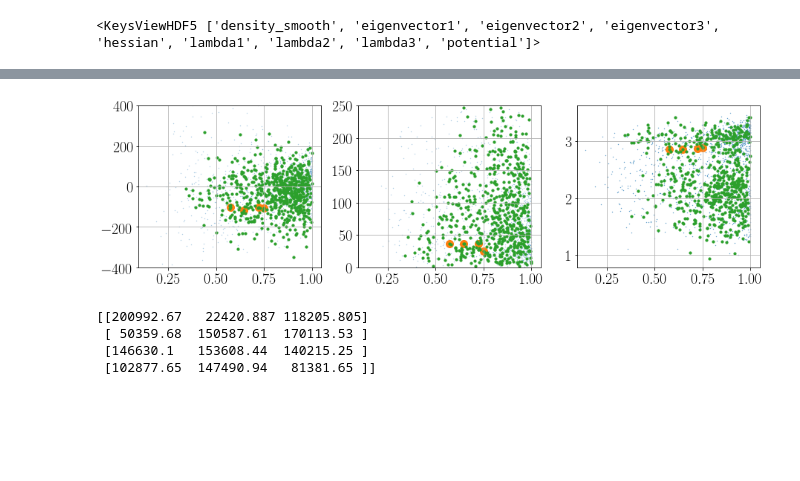
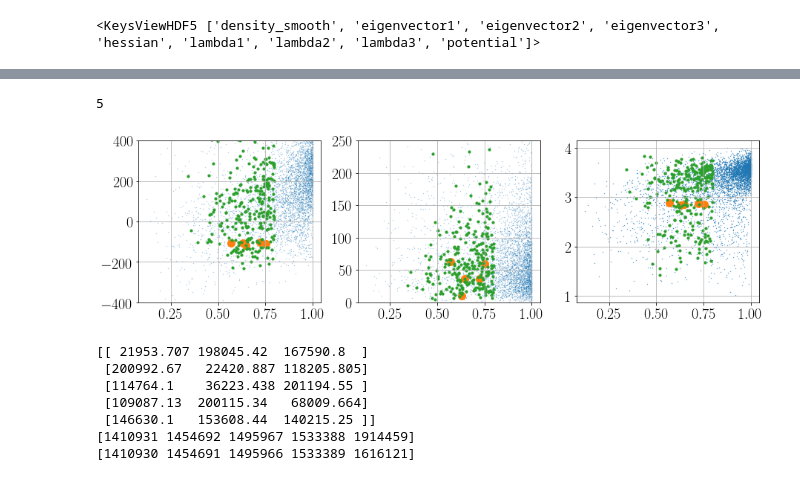
Before and after one commit to forero/IllustrisTNGPairs, a Jupyter notebook: code/explore_pairs_TNG.ipynb, the cells around one changed output, grey strips where cells are left out. Cells and saved outputs as stored; diff of their text form; code cells hidden in the pictures; blank space fills up the shorter version.

Commit message:
pairs

```diff
--- a/code/explore_pairs_TNG.ipynb
+++ b/code/explore_pairs_TNG.ipynb
@@ -406,48 +426,57 @@ lg_ids = (pair_data['vel_AB_rad']<-100) & (pair_data['vel_AB_rad']>-120)
 lg_ids &= (pair_data['vel_AB_tan']<100) & (pair_data['vel_AB_tan']>0)
 lg_ids &= (pair_data['pos_AB']<800) & (pair_data['pos_AB']>700)
 
+print(np.count_nonzero(lg_ids))
+#web_ids = (alpha_1_pair<1.0) & (mu_3_pair>0.5) & (FA_1_pair>0.5)
+web_ids = (FA_1_pair<0.80)
+web_ids &= (0.4 < np.log10(density_1_pair + 1.)) & (np.log10(density_1_pair + 1.0) < 0.7)
 
-#web_ids = (alpha_1_pair<1.0) & (mu_3_pair>0.5) & (FA_1_pair>0.5)
-web_ids = (np.log10(density_1_pair+1.0)<0.85) #& (np.log10(density_1_pair+1.0)<0.40)
+#& (np.log10(density_1_pair+1.0)<0.40)
 #web_ids = density_1_pair>0
 
-#select_ids = (pair_data['halo_mass_A']==pair_data['halo_mass_B'])
-select_ids = (np.log10(pair_data['halo_mass_B'])<12.60)
-select_ids &= (np.log10(pair_data['halo_mass_B'])>12.30)
+select_ids = (pair_data['halo_mass_A']==pair_data['halo_mass_B'])
+select_ids = (np.log10(pair_data['halo_mass_A'])<12.60)
+select_ids &= (np.log10(pair_data['halo_mass_A'])>12.30)
 
 
 plt.figure(figsize=(15,4))
 plt.subplot(1,3,1)
 plt.scatter((web_data),pair_data['vel_AB_rad'], s=0.1, alpha=0.5)
 plt.scatter((web_data[lg_ids]),pair_data['vel_AB_rad'][lg_ids], s=100)
 plt.scatter((web_data[select_ids&web_ids]),pair_data['vel_AB_rad'][select_ids&web_ids], s=10)
 plt.ylim([-400,400])
 
 
 plt.grid()
 
 plt.subplot(1,3,2)
 plt.scatter((web_data),(pair_data['vel_AB_tan']),  s=0.1, alpha=0.5)
 plt.scatter((web_data[lg_ids]),(pair_data['vel_AB_tan'][lg_ids]), s=100)
 plt.scatter((web_data[select_ids&web_ids]),pair_data['vel_AB_tan'][select_ids&web_ids], s=10)
 plt.ylim([0,250])
 plt.grid()
 
 plt.subplot(1,3,3)
 plt.scatter((web_data),np.log10(pair_data['pos_AB']),  s=0.1)
 plt.scatter((web_data[lg_ids]),np.log10(pair_data['pos_AB'][lg_ids]),  s=100)
 plt.scatter((web_data[select_ids&web_ids]),np.log10(pair_data['pos_AB'][select_ids&web_ids]),  s=10)
 
 plt.grid()
 # %% [output]
+5
-[figure, old version]
+[figure, new version]
 # %%
 print(pair_data['pos_A'][lg_ids]*pair_data['hubble'])
+print(pair_data['subhalo_ID_A'][lg_ids])
+print(pair_data['subhalo_ID_B'][lg_ids])
 # %% [output]
-[[200992.67   22420.887 118205.805]
- [ 50359.68  150587.61  170113.53 ]
- [146630.1   153608.44  140215.25 ]
- [102877.65  147490.94   81381.65 ]]
+[[ 21953.707 198045.42  167590.8  ]
+ [200992.67   22420.887 118205.805]
+ [114764.1    36223.438 201194.55 ]
+ [109087.13  200115.34   68009.664]
+ [146630.1   153608.44  140215.25 ]]
+[1410931 1454692 1495967 1533388 1914459]
+[1410930 1454691 1495966 1533389 1616121]
 # %%
 #ii = (pair_data['vel_AB_rad']<0.0) & (pair_data['vel_AB_tan']<100)
 plt.figure(figsize=(10,4))
```
Also changed, not shown: parts of 29 cells of this notebook, 1 other file.
